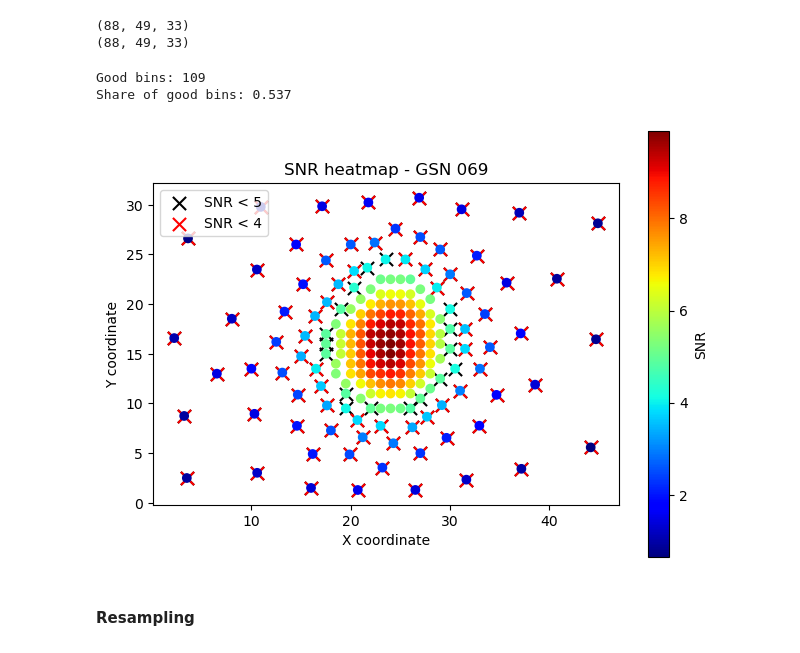
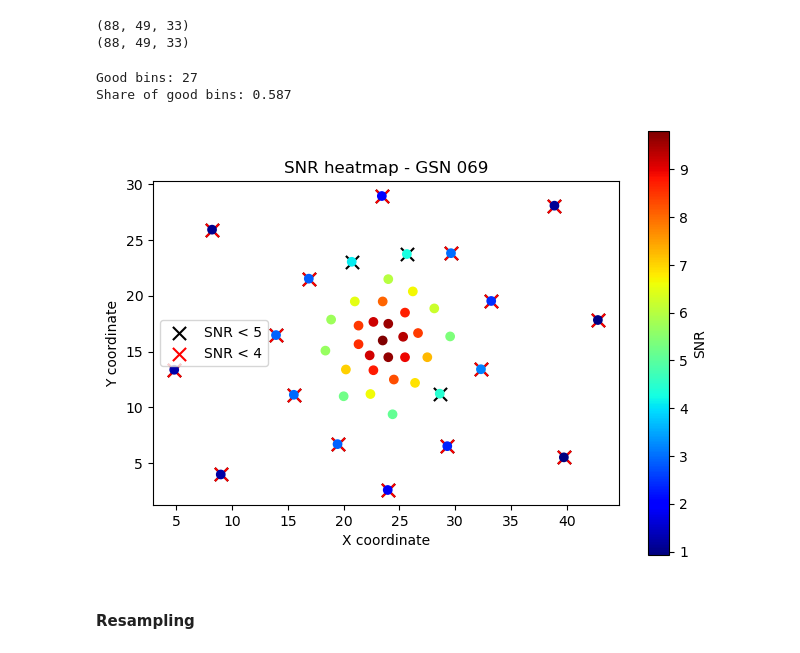
Before and after one commit to brunoritter/QPE, a Jupyter notebook: pipeline/07_starlight_preprocessing.ipynb, the cells around one changed output. Cells and saved outputs as stored; diff of their text form; code cells hidden in the pictures.

```diff
--- a/pipeline/07_starlight_preprocessing.ipynb
+++ b/pipeline/07_starlight_preprocessing.ipynb
@@ -38,7 +38,7 @@ print(sample_var.shape)
 (88, 49, 33)
 (88, 49, 33)
 # %%
-target_sn = 7
+target_sn = 15
 signal = np.nanmean(sample, axis=0)
 noise = np.nanmean(sample_noise, axis=0) + 1e-10
 x, y = np.indices(signal.shape)
@@ -101,36 +101,36 @@ really_bad_snr_indices = [index for index, snr in enumerate(snr_values) if snr <
 plt.scatter(
     x_all[bad_snr_indices],
     y_all[bad_snr_indices],
     c="black",
     marker="x",
     s=90,
     label="SNR < 5",
 )
 plt.scatter(
     x_all[really_bad_snr_indices],
     y_all[really_bad_snr_indices],
     c="red",
     marker="x",
     s=90,
     label="SNR < 4",
 )
 
 cmap = plt.cm.jet
 sc = plt.scatter(
     x_all, y_all, c=snr_values, cmap=cmap, vmin=min(snr_values), vmax=max(snr_values)
 )
 plt.colorbar(sc, ax=plt.gca(), label="SNR")
 plt.legend()
 plt.tight_layout()
 plt.gca().set_aspect("equal")
 plt.title("SNR heatmap - GSN 069")
 plt.xlabel("X coordinate")
 plt.ylabel("Y coordinate")
 plt.show()
 # %% [output]
-Good bins: 109
-Share of good bins: 0.537
+Good bins: 27
+Share of good bins: 0.587
-[figure, old version]
+[figure, new version]
 # %% [markdown]
 #### Resampling
 # %%
```
